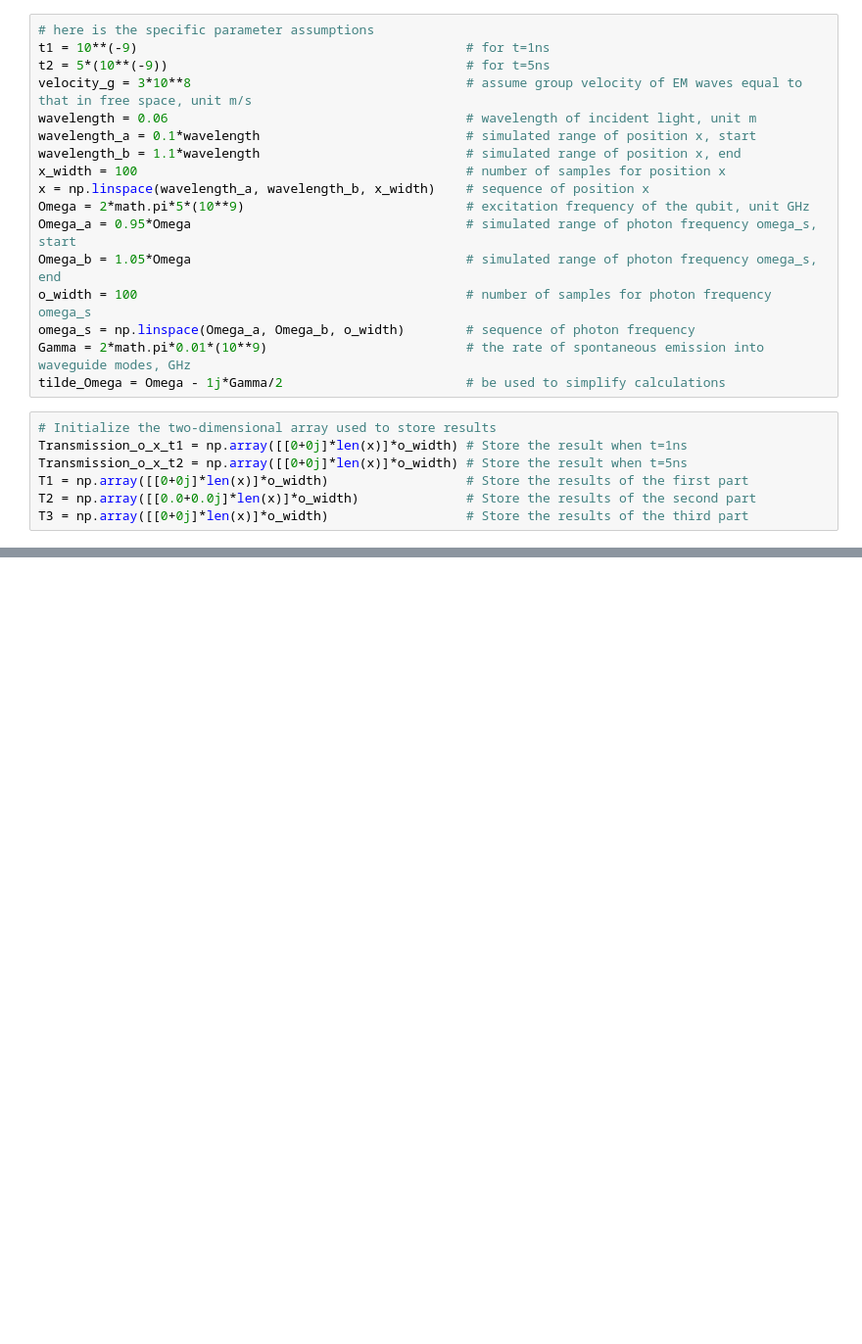
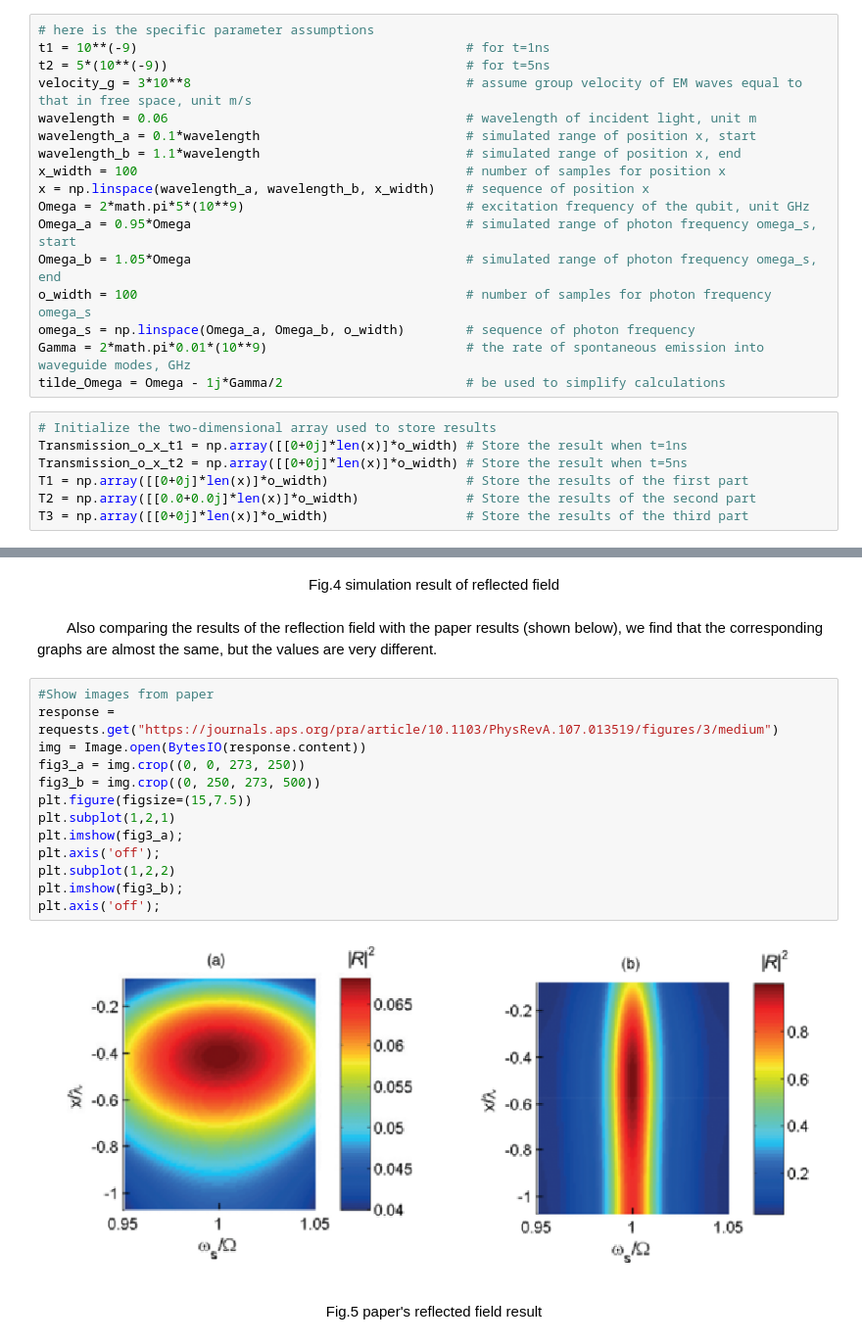
Before and after one commit to seaotter112/Single-photon-scattering-on-a-qubit, a Jupyter notebook: 專題報告.ipynb, the cells around one changed output, grey strips where cells are left out. Shown at 98% size. Saved outputs shown, nothing was run; the diff lists cells and outputs as text; blank space fills up the shorter version.

```diff
--- a/專題報告.ipynb
+++ b/專題報告.ipynb
@@ -156,0 +316,21 @@ plt.show()
+# %% [markdown]
+<div align='center'>  Fig.4 simulation result of reflected field </div>
+# %% [markdown]
+&emsp;&emsp;Also comparing the results of the reflection field with the paper results (shown below), we find that the corresponding graphs are almost the same, but the values are very different.
+# %%
+#Show images from paper
+response = requests.get("https://journals.aps.org/pra/article/10.1103/PhysRevA.107.013519/figures/3/medium")
+img = Image.open(BytesIO(response.content))
+fig3_a = img.crop((0, 0, 273, 250))
+fig3_b = img.crop((0, 250, 273, 500))
+plt.figure(figsize=(15,7.5))
+plt.subplot(1,2,1)
+plt.imshow(fig3_a);
+plt.axis('off');
+plt.subplot(1,2,2)
+plt.imshow(fig3_b);
+plt.axis('off');
+# %% [output]
+[figure, added]
+# %% [markdown]
+<div align='center'>  Fig.5 paper's reflected field result </div>
```
Also changed, not shown: parts of 59 cells of this notebook.
